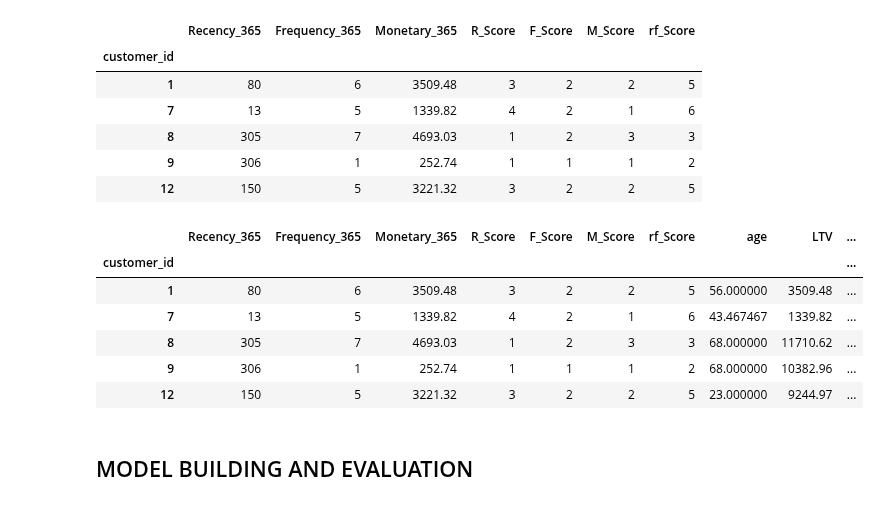
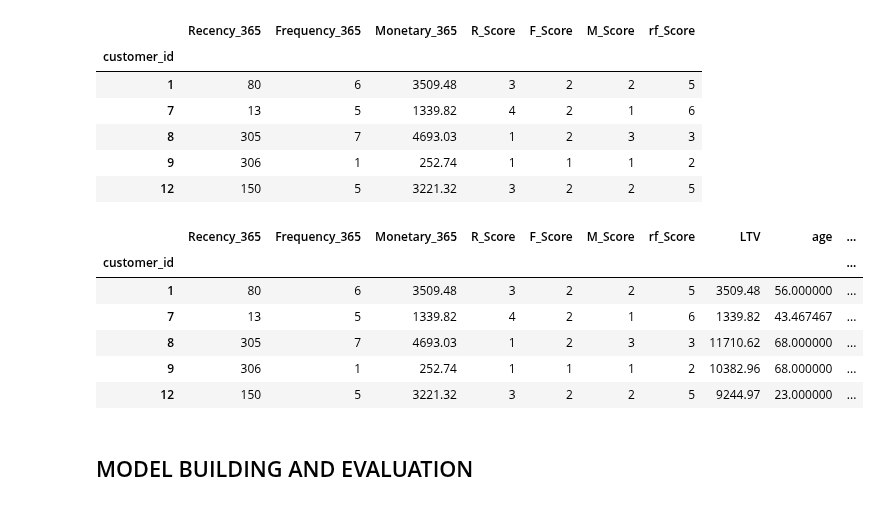
Before and after one commit to mn42899/schulich_data_science, a Jupyter notebook: Assignment2Final V2.ipynb, the cells around one changed output. Saved outputs shown, nothing was run; the diff lists cells and outputs as text; code cells hidden in the pictures.

```diff
--- a/Assignment2Final V2.ipynb
+++ b/Assignment2Final V2.ipynb
@@ -140,6 +141,3 @@ joint_data.head()
 | 3 | 2021-06-01 | 2022-11-27 | 43.467467 | NaN | North Latoyatown | 192 | ... |
 | 4 | 2022-01-01 | 2022-09-01 | 29.000000 | Male | Grossstad | 110 | ... |
 | 5 | 2022-01-24 | 2023-06-02 | 43.467467 | Male | East Matthewfort | 161 | ... |
-# %%
-# Tier Avg Spend
-joint_data['Avg_Spending_Tier'] = pd.qcut(joint_data['Avg_Transaction_Amount'], 3, labels=['low', 'medium', 'high'])
@@ -155,3 +143,0 @@ def Avg_Spend_Categorical(x):
-# %%
-joint_data['Avg_Spend_Categorical'] = joint_data['Avg_Spending_Tier'].apply(Avg_Spend_Categorical)
-joint_data.head()
@@ -237,3 +190,0 @@ def Engage_Categorical(x):
-# %%
-joint_data['Engage_Categorical'] = joint_data['Engagement_Score'].apply(Engage_Categorical)
-joint_data.head()
@@ -470,17 +429,20 @@ rf_365.head()
 | 9 | 306 | 1 | 252.74 | 1 | 1 | 1 | 2 |
 | 12 | 150 | 5 | 3221.32 | 3 | 2 | 2 | 5 |
 # %%
-rf_365 = pd.merge(rf_365, joint_data[['age', 'LTV', 'Customer_Join_Time', 'Avg_Spend_Categorical', 'Customer_Jointime_in_days',
-                                      'Engage_Categorical', 'Gender_Categorical','Avg_Transaction_Time', 'campaign_id' ]], on='customer_id', how='left')
+rf_365 = pd.merge(rf_365, joint_data[['LTV','age', 'Customer_Join_Time', 'Avg_Transaction_Amount', 'Customer_Jointime_in_days',
+                                      'SiteVisit_Score', 'EmailOpen_Score', 'Click_Score',
+                                      'Engagement_Score', 'Gender_Categorical',
+                                      'Avg_Transaction_Time', 'campaign_id',
+                                      'transaction_id']], on='customer_id', how='left')
 rf_365.head()
 # %% [output]
-|  | Recency_365 | Frequency_365 | Monetary_365 | R_Score | F_Score | M_Score | rf_Score | age | LTV | ... |
+|  | Recency_365 | Frequency_365 | Monetary_365 | R_Score | F_Score | M_Score | rf_Score | LTV | age | ... |
 | customer_id |  |  |  |  |  |  |  |  |  | ... |
-| 1 | 80 | 6 | 3509.48 | 3 | 2 | 2 | 5 | 56.000000 | 3509.48 | ... |
-| 7 | 13 | 5 | 1339.82 | 4 | 2 | 1 | 6 | 43.467467 | 1339.82 | ... |
-| 8 | 305 | 7 | 4693.03 | 1 | 2 | 3 | 3 | 68.000000 | 11710.62 | ... |
-| 9 | 306 | 1 | 252.74 | 1 | 1 | 1 | 2 | 68.000000 | 10382.96 | ... |
-| 12 | 150 | 5 | 3221.32 | 3 | 2 | 2 | 5 | 23.000000 | 9244.97 | ... |
+| 1 | 80 | 6 | 3509.48 | 3 | 2 | 2 | 5 | 3509.48 | 56.000000 | ... |
+| 7 | 13 | 5 | 1339.82 | 4 | 2 | 1 | 6 | 1339.82 | 43.467467 | ... |
+| 8 | 305 | 7 | 4693.03 | 1 | 2 | 3 | 3 | 11710.62 | 68.000000 | ... |
+| 9 | 306 | 1 | 252.74 | 1 | 1 | 1 | 2 | 10382.96 | 68.000000 | ... |
+| 12 | 150 | 5 | 3221.32 | 3 | 2 | 2 | 5 | 9244.97 | 23.000000 | ... |
 # %% [markdown]
 ## MODEL BUILDING AND EVALUATION
 # %% [markdown]
```
Also changed, not shown: parts of 48 cells of this notebook, 3 other files.
